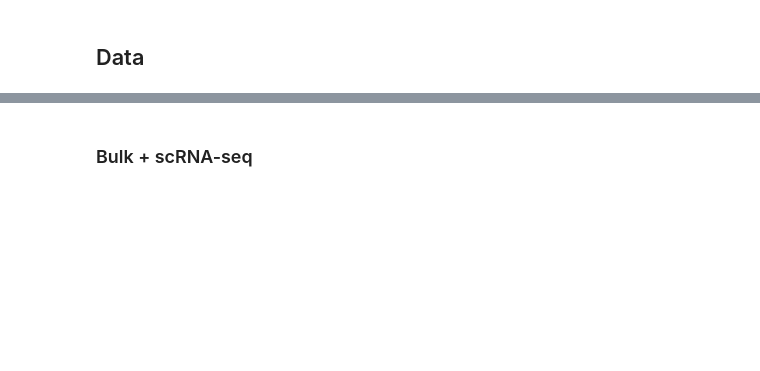
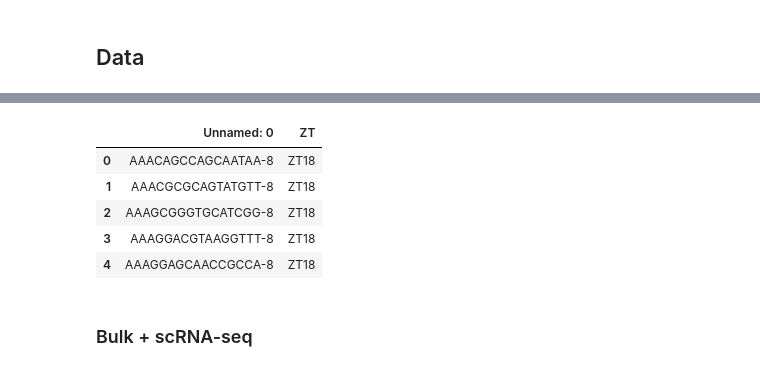
Before and after one commit to galopyz/hprc, a Jupyter notebook: circadian21.ipynb, the cells around one changed output, grey strips where cells are left out. Drawn from its saved outputs; the diff is of its cells as text; code cells hidden in the pictures; blank space fills up the shorter version.

```diff
--- a/circadian21.ipynb
+++ b/circadian21.ipynb
@@ -107,0 +116,9 @@ Add columns to indicate the column is missing or not.
+# %%
+batch_zt.head()
+# %% [output]
+|  | Unnamed: 0 | ZT |
+| 0 | AAACAGCCAGCAATAA-8 | ZT18 |
+| 1 | AAACGCGCAGTATGTT-8 | ZT18 |
+| 2 | AAAGCGGGTGCATCGG-8 | ZT18 |
+| 3 | AAAGGACGTAAGGTTT-8 | ZT18 |
+| 4 | AAAGGAGCAACCGCCA-8 | ZT18 |
```
Also changed, not shown: parts of 9 cells of this notebook.
